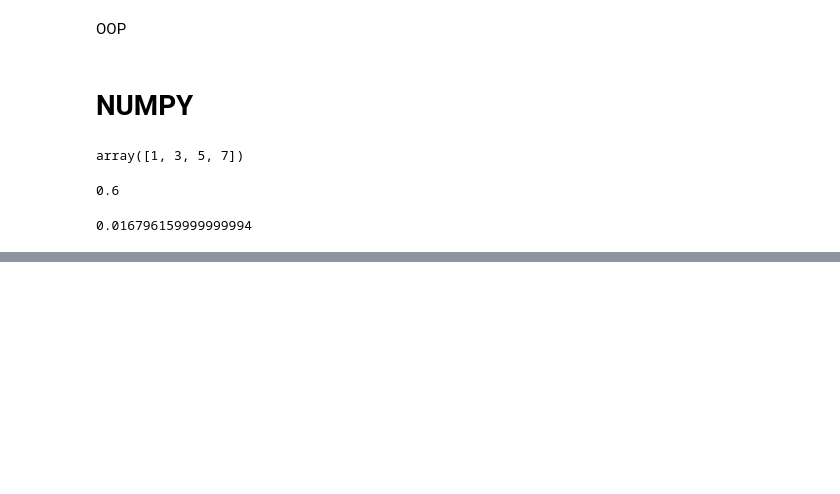
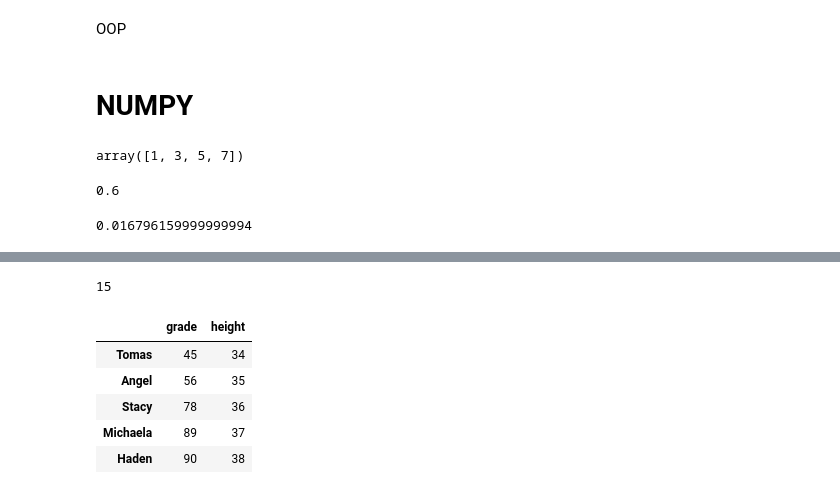
Before and after one commit to SmashAF/DSI_Study, a Jupyter notebook: Week1_Study_Sheet.ipynb, the cells around one changed output, grey strips where cells are left out. Drawn from its saved outputs; the diff is of its cells as text; code cells hidden in the pictures; blank space fills up the shorter version.

```diff
--- a/Week1_Study_Sheet.ipynb
+++ b/Week1_Study_Sheet.ipynb
@@ -451,0 +461,10 @@ np.full((3,4), np.pi)
+# %%
+x.sum()
+# %% [output]
+15
+# %%
+heights = np.array([34, 35, 36, 37, 38])
+student_heights = pd.Series(heights)
+# student_heights
+# student_heights.values
+#student_heights.mean()
@@ -451,0 +488,12 @@ np.full((3,4), np.pi)
+# %%
+#creating a dataframe
+students = pd.DataFrame({'grade':student_grades, 'height':student_heights})
+# students
+# students['grade']
+# %% [output]
+|  | grade | height |
+| Tomas | 45 | 34 |
+| Angel | 56 | 35 |
+| Stacy | 78 | 36 |
+| Michaela | 89 | 37 |
+| Haden | 90 | 38 |
```
Also changed, not shown: parts of 21 cells of this notebook, 3 other files.
